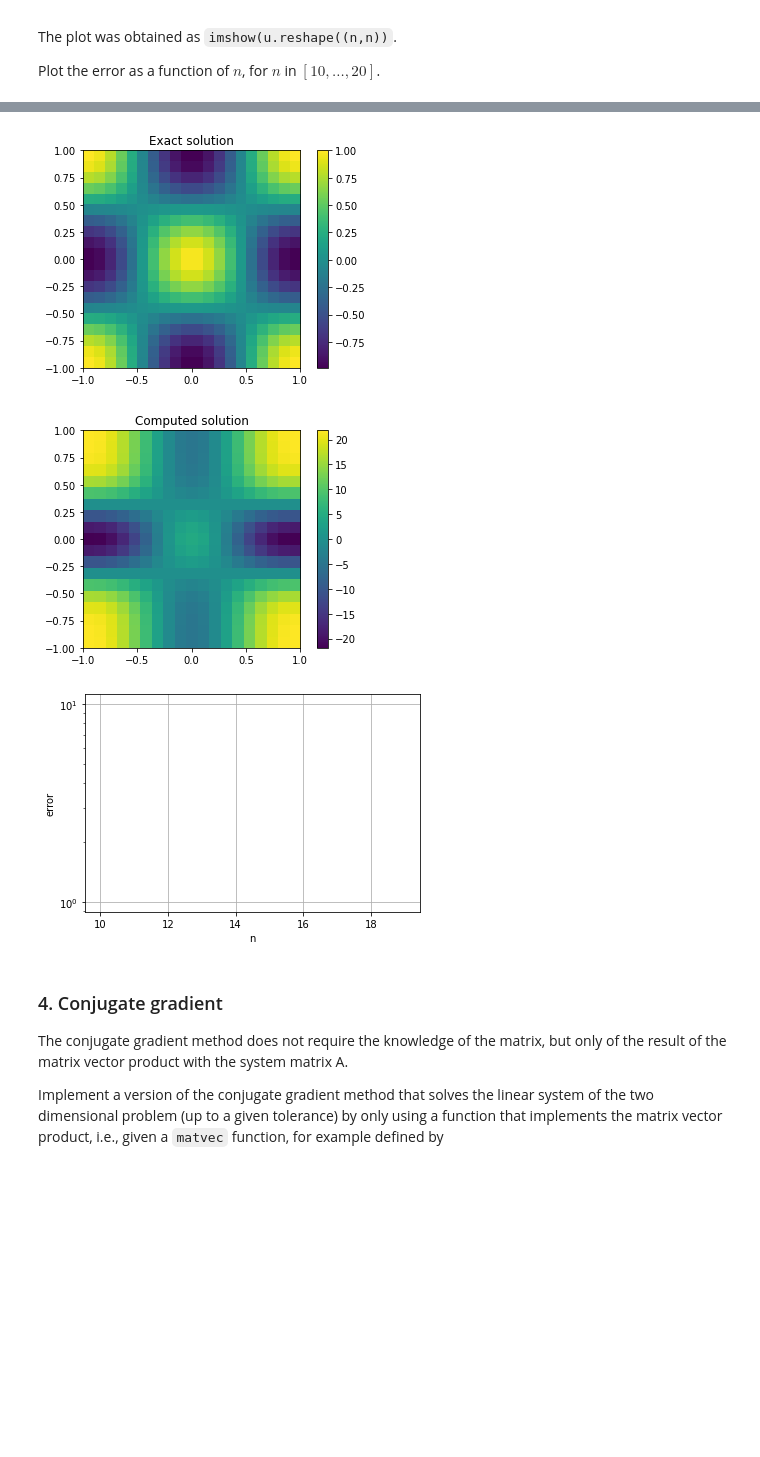
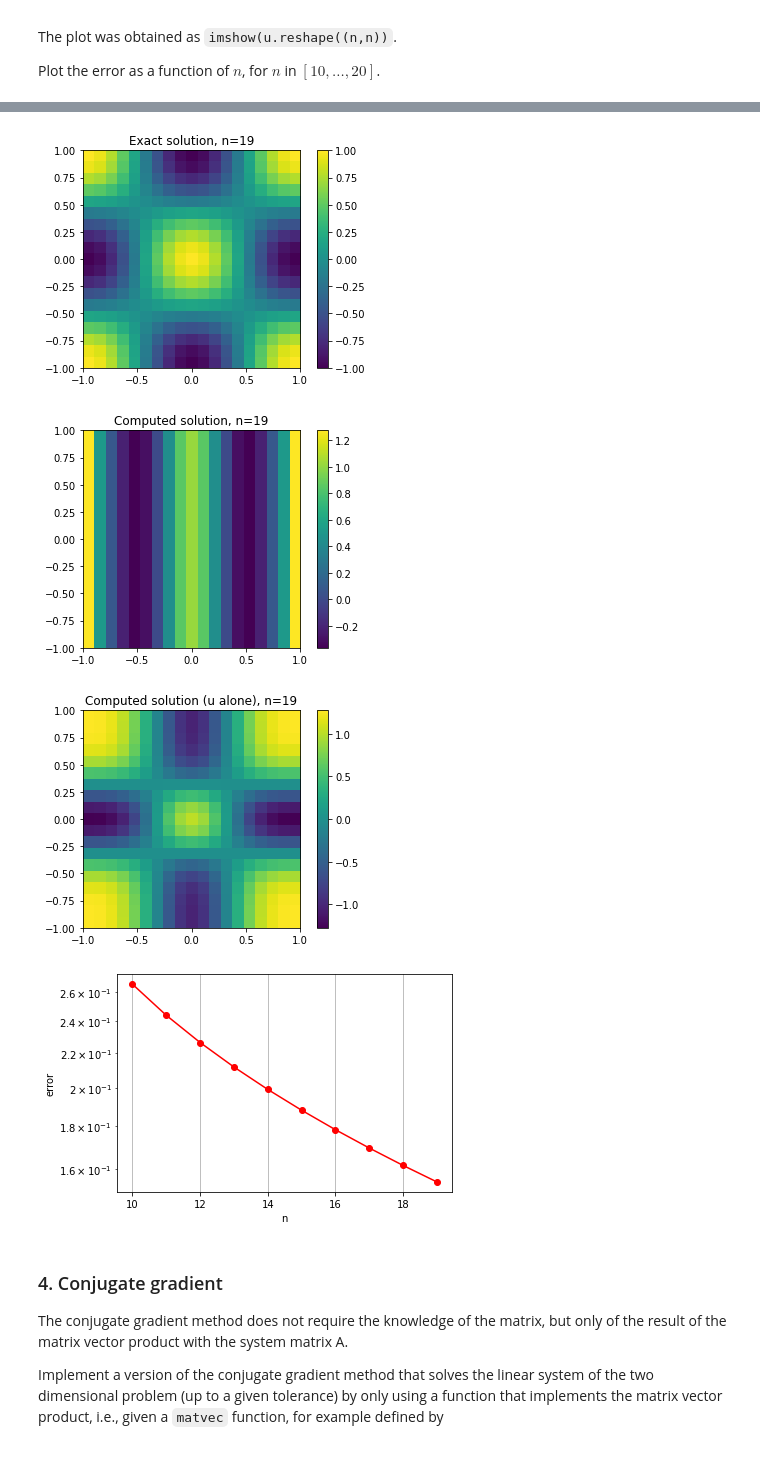
Before and after one commit to mattiamencagli/numerical-analysis-2020-2021, a Jupyter notebook: FinalProject-2020-2021.ipynb, the cells around one changed output, grey strips where cells are left out. Drawn from its saved outputs; the diff is of its cells as text; code cells hidden in the pictures; blank space fills up the shorter version.

```diff
--- a/FinalProject-2020-2021.ipynb
+++ b/FinalProject-2020-2021.ipynb
@@ -274,7 +278,7 @@ def rhs_one_d(x):
 
 def compute_error_one_d(n, exact, rhs):
 
-    ENABLE_PLOTS=0
+    ENABLE_PLOTS=1
 
     K, M, A = compute_one_dimensional_matrices(n)
 
@@ -287,6 +291,7 @@ def compute_error_one_d(n, exact, rhs):
         ei[i]=1
         v.append(inter.lagrange(X, ei))
 
+
     B = np.zeros((n,n))
     for i in range(n):
         B[i,:] = v[i](q)
@@ -295,13 +300,13 @@ def compute_error_one_d(n, exact, rhs):
 
     u = np.linalg.solve(A,f)
 
-    # Prodotto scalare tra la base usata e la il vettore "u" trovato.
+    # Prodotto scalare tra la base usata e il vettore "u" trovato.
     # Questa è la soluzione approssimata del problema
     V = lambda x: sum([v[i](x)*u[i] for i in range(n)])
 
     error = np.sqrt(integ.quad(lambda x: (V(x)-exact(x))**2, -1, 1)[0])
 
-    if(ENABLE_PLOTS):
+    if(ENABLE_PLOTS and n==19):
         x = np.linspace(-1,1,501)
         _ = plt.figure(0)
         _ = plt.plot(x,exact(x), label="exac, n=%d"%n)
@@ -392,39 +398,48 @@ def compute_error_two_d(n, exact, rhs):
         for j in range(len(q)):
             mat_f[i][j] = rhs(q[i],q[j])
 
-    f = (np.einsum('iq, q, jq -> ij', B, w, mat_f)).reshape(n**2)
+    f = (np.einsum('iq, q, qp, p, pj -> ij', B, w, mat_f, w, B)).reshape(n**2)
 
-    u = np.linalg.solve(A,f)
+    u = (np.linalg.solve(A,f)).reshape((n,n))
 
-    # Prodotto scalare tra la base usata e la il vettore "u" trovato.
-    # Questa è la soluzione approssimata del problema
-    #V = lambda x: sum([v[i](x)*u[i] for i in range(n)])
+    Vx = lambda x: sum( [ v[i](x)*u[:,i] for i in range(n) ] )
+    V  = lambda y,x: sum( [ v[j](y)*Vx(x)[j] for j in range(n) ] )
 
-    #error = np.sqrt(integ.quad(lambda x: (V(x)-exact(x))**2, -1, 1)[0])
+    error = np.sqrt(integ.dblquad(lambda y,x: (V(y,x)-exact(y,x))**2, -1, 1, -1, 1)[0])
+    #error = 1
 
     if(ENABLE_PLOTS and n==19):
-        x = np.linspace(-1,1,20)
+
+        x = np.linspace(-1,1,19)
         X,Y = np.meshgrid(x,x)
-        EXACT = exact(X, Y)
-
+        EXACT = exact(X,Y)
+        VV = V(X,Y)
         _ = plt.figure(0)
         _ = plt.imshow(EXACT,extent=(-1, 1, -1, 1))
-        _ = plt.title("Exact solution")
+        _ = plt.title("Exact solution, n=%d"%n)
         _ = plt.colorbar()
 
         _ = plt.figure(1)
-        _ = plt.imshow(u.reshape((n,n)),extent=(-1, 1, -1, 1))
-        _ = plt.title("Computed solution")
+        _ = plt.imshow(VV,extent=(-1, 1, -1, 1))
+        _ = plt.title("Computed solution, (?) n=%d"%n)
         _ = plt.colorbar()
 
-    return 0
+        _ = plt.figure(2)
+        _ = plt.imshow(u,extent=(-1, 1, -1, 1))
+        _ = plt.title("Computed solution (u alone), n=%d"%n)
+        _ = plt.colorbar()
+
+    return error
 # %%
 error = []
 all_n = range(10,20)
 for n in all_n:
+    print(n)
     error.append(compute_error_two_d(n, exact_two_d, rhs_two_d))
 
-_ = plt.figure(2)
+print(error)
+
+_ = plt.figure(3)
 _ = plt.semilogy(all_n, error, 'ro-')
 _ = plt.xlabel("n")
 _ = plt.ylabel("error")
@@ -433,6 +465,7 @@ _ = plt.grid()
-[figure, old version]
+[figure, new version]
-[figure, old version]
+[figure, new version]
-[figure, old version]
+[figure, new version]
+[figure, added]
 # %% [markdown]
 ### 4. Conjugate gradient
 
```
Also changed, not shown: parts of 5 cells of this notebook.
